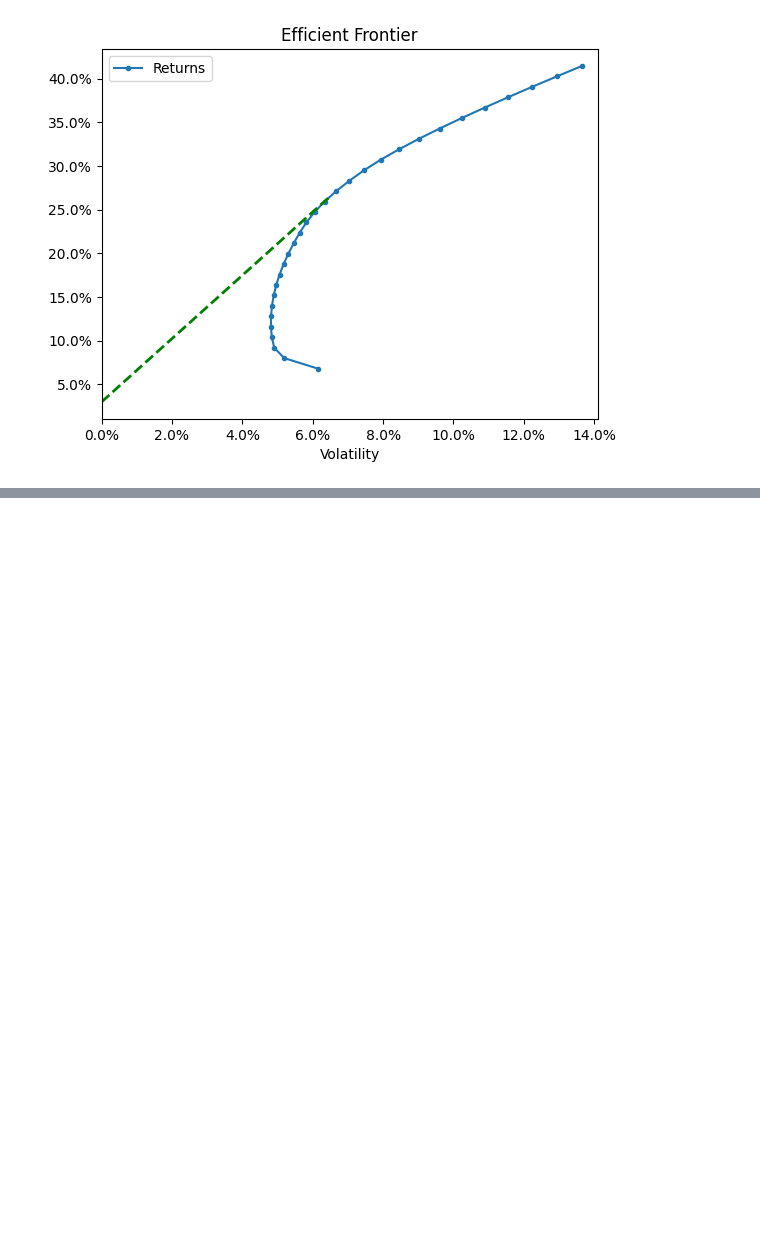
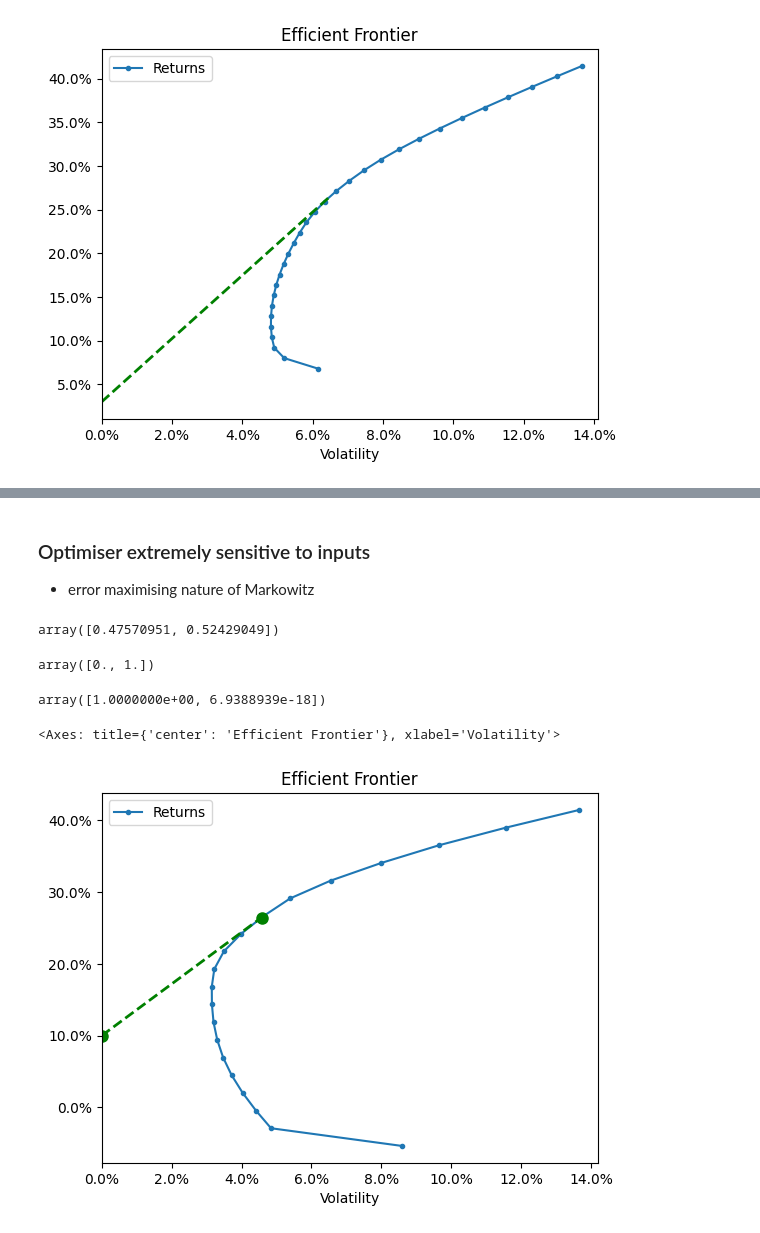
Before and after one commit to Terry4715/MVO-backtest, a Jupyter notebook: CodeAlong_Module2.ipynb, the cells around one changed output, grey strips where cells are left out. Saved outputs shown, nothing was run; the diff lists cells and outputs as text; code cells hidden in the pictures; blank space fills up the shorter version.

Commit message:
Exploring drawbacks to MVO - Markowitz error maximising nature

```diff
--- a/CodeAlong_Module2.ipynb
+++ b/CodeAlong_Module2.ipynb
@@ -269,0 +308,30 @@ tk.plot_ef(30, er[l], cov.loc[l,l], show_cml=True, riskfree_rate=0.03)
+# %% [markdown]
+### Optimiser extremely sensitive to inputs
+ - error maximising nature of Markowitz
+# %%
+tk.msr(0.1, np.array([0.11, 0.13]), cov.loc[l,l])
+# %% [output]
+array([0.47570951, 0.52429049])
+# %%
+tk.msr(0.1, np.array([0.10, 0.13]), cov.loc[l,l])
+# %% [output]
+array([0., 1.])
+# %%
+tk.msr(0.1, np.array([0.13, 0.10]), cov.loc[l,l])
+# %% [output]
+array([1.0000000e+00, 6.9388939e-18])
+# %%
+ax = tk.plot_ef(20, er, cov, show_cml=True, riskfree_rate=0.1)
+ax = plt.gca() # Get the current axes object where tk.plot_ef drew
+
+# Assuming CML is drawn as a dashed green line by tk.plot_ef
+for line in ax.lines:
+    if line.get_linestyle() == '--' and line.get_color() == 'green':
+        line.set_marker('o')
+        line.set_markersize(8) # Adjust marker size as desired
+        break # Assuming only one CML is drawn this way
+
+ax
+# %% [output]
+<Axes: title={'center': 'Efficient Frontier'}, xlabel='Volatility'>
+[figure, added]
```
Also changed, not shown: parts of 9 cells of this notebook.
